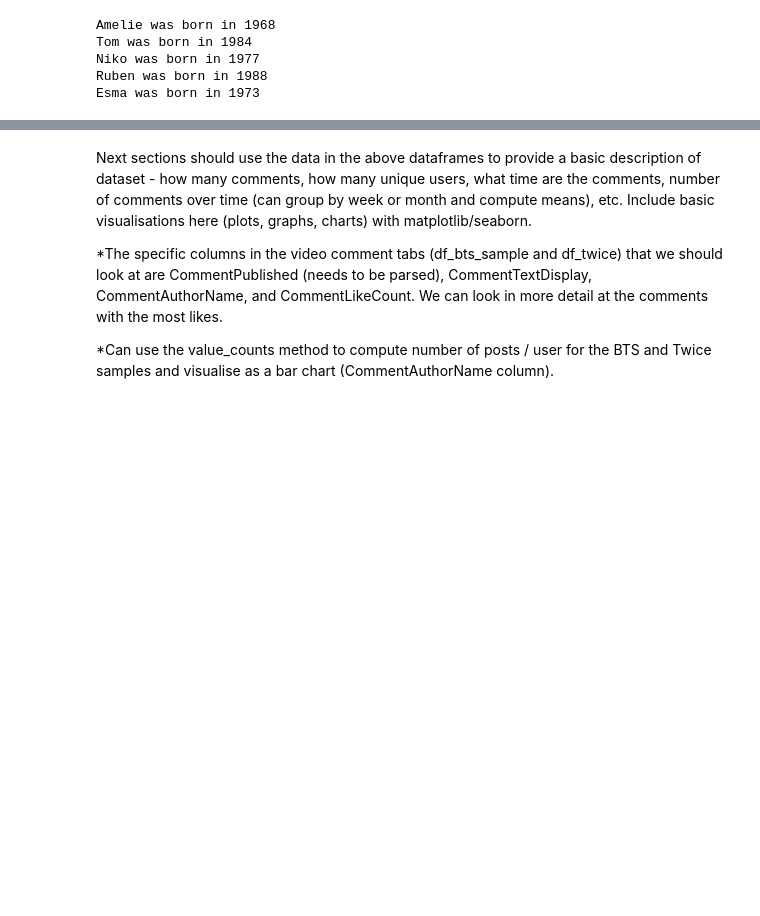
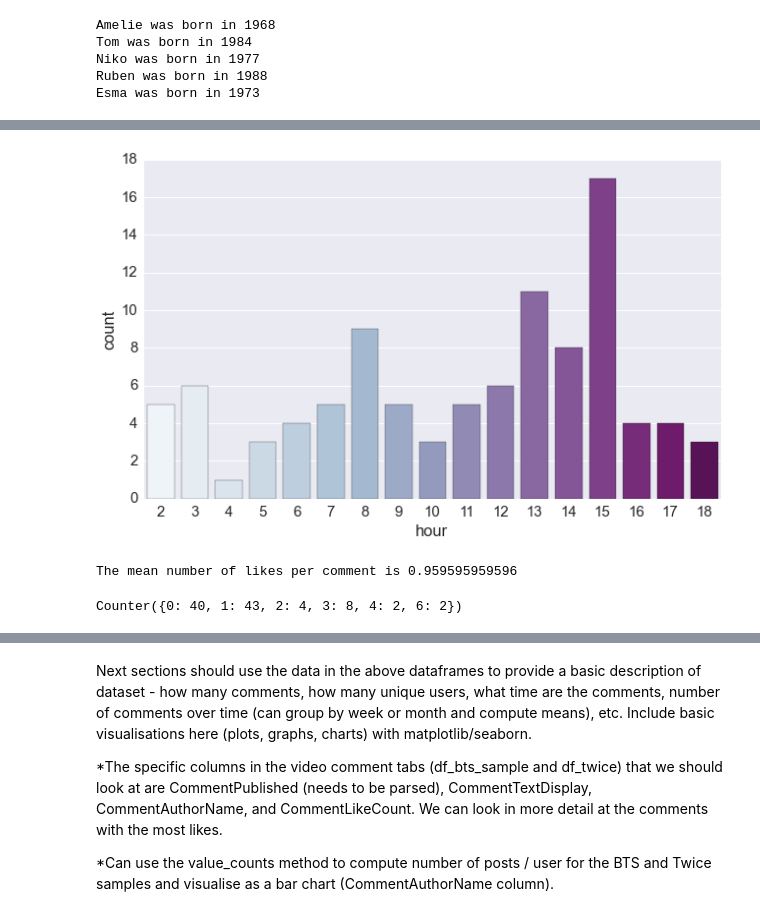
Before and after one commit to Periwynkle/genesys-nlp-workshop, a Jupyter notebook: introduction_to_python/python_workshop_1.ipynb, the cells around one changed output, grey strips where cells are left out. Cells and saved outputs as stored; diff of their text form; code cells hidden in the pictures; blank space fills up the shorter version.

```diff
--- a/introduction_to_python/python_workshop_1.ipynb
+++ b/introduction_to_python/python_workshop_1.ipynb
@@ -373,0 +118,6 @@ import matplotlib.pyplot as plt
+# %%
+# Selecting
+
+comments = comments.filter( items=['CommentPublished','CommentTextDisplay','CommentAuthorName','CommentLikeCount'] )
+
+comments.head()
@@ -373,0 +155,6 @@ import matplotlib.pyplot as plt
+# %%
+# Adding new column
+
+comments['FewLikes'] = (comments['CommentLikeCount'] >= 1) & (comments['CommentLikeCount'] <= 2)
+
+comments.head()
@@ -373,0 +249,7 @@ import matplotlib.pyplot as plt
+# %%
+# apply and lambda
+
+comments['CommentDateTime'] = comments.apply( lambda row: parser.parse(row.CommentPublished), axis=1 )
+
+print( "min CommentDateTime =", comments.CommentDateTime.min() )
+print( "max CommentDateTime =", comments.CommentDateTime.max() )
@@ -373,0 +259,5 @@ import matplotlib.pyplot as plt
+# %%
+comments['hour'] = comments.apply( lambda row: row.CommentDateTime.hour, axis=1 )
+comments['epoch'] = comments.apply( lambda row: row.CommentDateTime.timestamp(), axis=1 )
+
+comments.head()
@@ -373,0 +271,17 @@ import matplotlib.pyplot as plt
+# %%
+# Comments over time
+
+g = sns.factorplot(x="hour", data=comments, kind="count",
+                   palette="BuPu", size=6, aspect=1.5)
+# %% [output]
+[figure, added]
+# %%
+print ("The mean number of likes per comment is", comments.CommentLikeCount.mean())
+# %% [output]
+The mean number of likes per comment is 0.959595959596
+# %%
+from collections import Counter
+
+Counter( comments.CommentLikeCount )
+# %% [output]
+Counter({0: 40, 1: 43, 2: 4, 3: 8, 4: 2, 6: 2})
```
Also changed, not shown: parts of 66 cells of this notebook.
